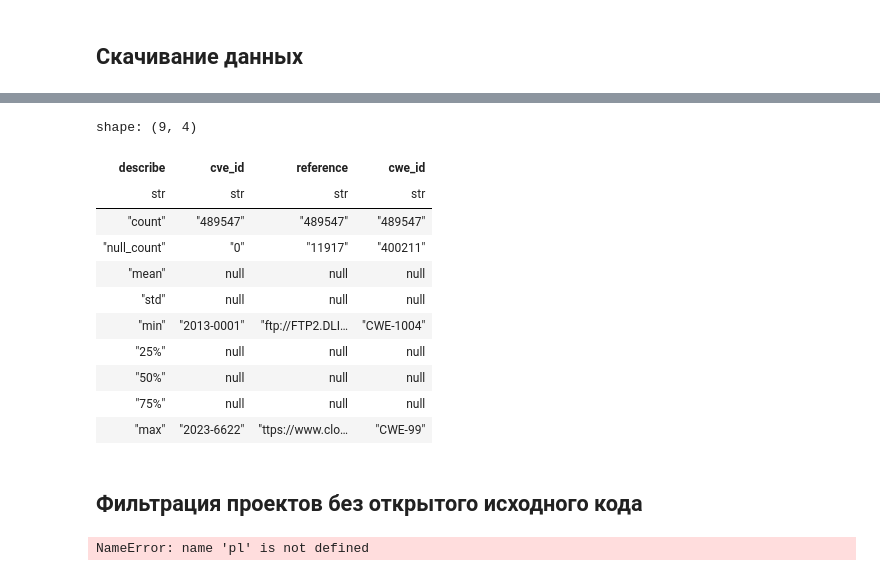
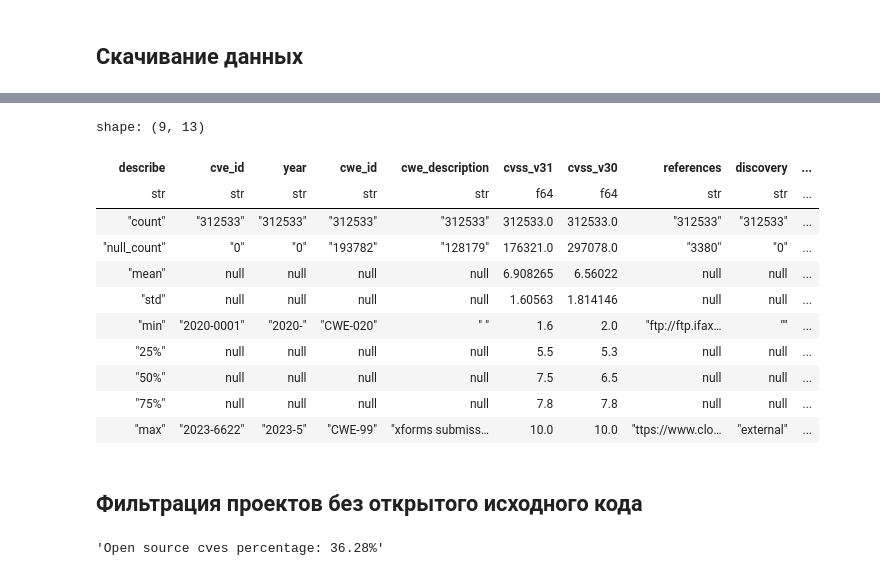
Before and after one commit to vodkar/software_vulnerabilites_investigation, a Jupyter notebook: sv_investigation/cve_project_process.ipynb, the cells around one changed output, grey strips where cells are left out. Cells and saved outputs as stored; diff of their text form; code cells hidden in the pictures.

```diff
--- a/sv_investigation/cve_project_process.ipynb
+++ b/sv_investigation/cve_project_process.ipynb
@@ -209,19 +234,0 @@ for cve_data in cves_data:
-# %%
-products_cves = pl.DataFrame(cve_project_cves)
-products_cves = products_cves.explode("reference")
-products_cves = products_cves.join(vulnerabilities.select(["cwe_id", "cve_id"]), on="cve_id", how="left")
-products_cves.write_csv(CVE_PROJECT_CVES_DATA_PATH)
-products_cves.describe()
-# %% [output]
-shape: (9, 4)
-| describe | cve_id | reference | cwe_id |
-| str | str | str | str |
-| "count" | "489547" | "489547" | "489547" |
-| "null_count" | "0" | "11917" | "400211" |
-| "mean" | null | null | null |
-| "std" | null | null | null |
-| "min" | "2013-0001" | "ftp://FTP2.DLI… | "CWE-1004" |
-| "25%" | null | null | null |
-| "50%" | null | null | null |
-| "75%" | null | null | null |
-| "max" | "2023-6622" | "ttps://www.clo… | "CWE-99" |
@@ -232,8 +235,24 @@ github_commit_path = Path("results/github_commit_data.csv")
+# %%
+vulnerabilities.write_csv(CVE_PROJECT_CVES_DATA_PATH)
+vulnerabilities.describe()
+# %% [output]
+shape: (9, 13)
+| describe | cve_id | year | cwe_id | cwe_description | cvss_v31 | cvss_v30 | references | discovery | ... |
+| str | str | str | str | str | f64 | f64 | str | str | ... |
+| "count" | "312533" | "312533" | "312533" | "312533" | 312533.0 | 312533.0 | "312533" | "312533" | ... |
+| "null_count" | "0" | "0" | "193782" | "128179" | 176321.0 | 297078.0 | "3380" | "0" | ... |
+| "mean" | null | null | null | null | 6.908265 | 6.56022 | null | null | ... |
+| "std" | null | null | null | null | 1.60563 | 1.814146 | null | null | ... |
+| "min" | "2020-0001" | "2020-" | "CWE-020" | " " | 1.6 | 2.0 | "ftp://ftp.ifax… | "" | ... |
+| "25%" | null | null | null | null | 5.5 | 5.3 | null | null | ... |
+| "50%" | null | null | null | null | 7.5 | 6.5 | null | null | ... |
+| "75%" | null | null | null | null | 7.8 | 7.8 | null | null | ... |
+| "max" | "2023-6622" | "2023-5" | "CWE-99" | "xforms submiss… | 10.0 | 10.0 | "ttps://www.clo… | "external" | ... |
 # %% [markdown]
 ## Фильтрация проектов без открытого исходного кода
 # %%
 products_to_include: set[str] = set(pl.read_csv("open_source_products.csv").to_series())
-filtered_cves: pl.DataFrame = products_cves.filter(pl.col("product").is_in(products_to_include))
-f"Open source cves percentage: {filtered_cves.unique('cve_id').shape[0] * 100 / products_cves.unique('cve_id').shape[0]:.2f}%"
+filtered_cves: pl.DataFrame = vulnerabilities.filter(pl.col("affected_product").is_in(products_to_include))
+f"Open source cves percentage: {filtered_cves.unique('cve_id').shape[0] * 100 / vulnerabilities.unique('cve_id').shape[0]:.2f}%"
 # %% [output]
-NameError: name 'pl' is not defined
+'Open source cves percentage: 36.28%'
```
Also changed, not shown: parts of 15 cells of this notebook.
